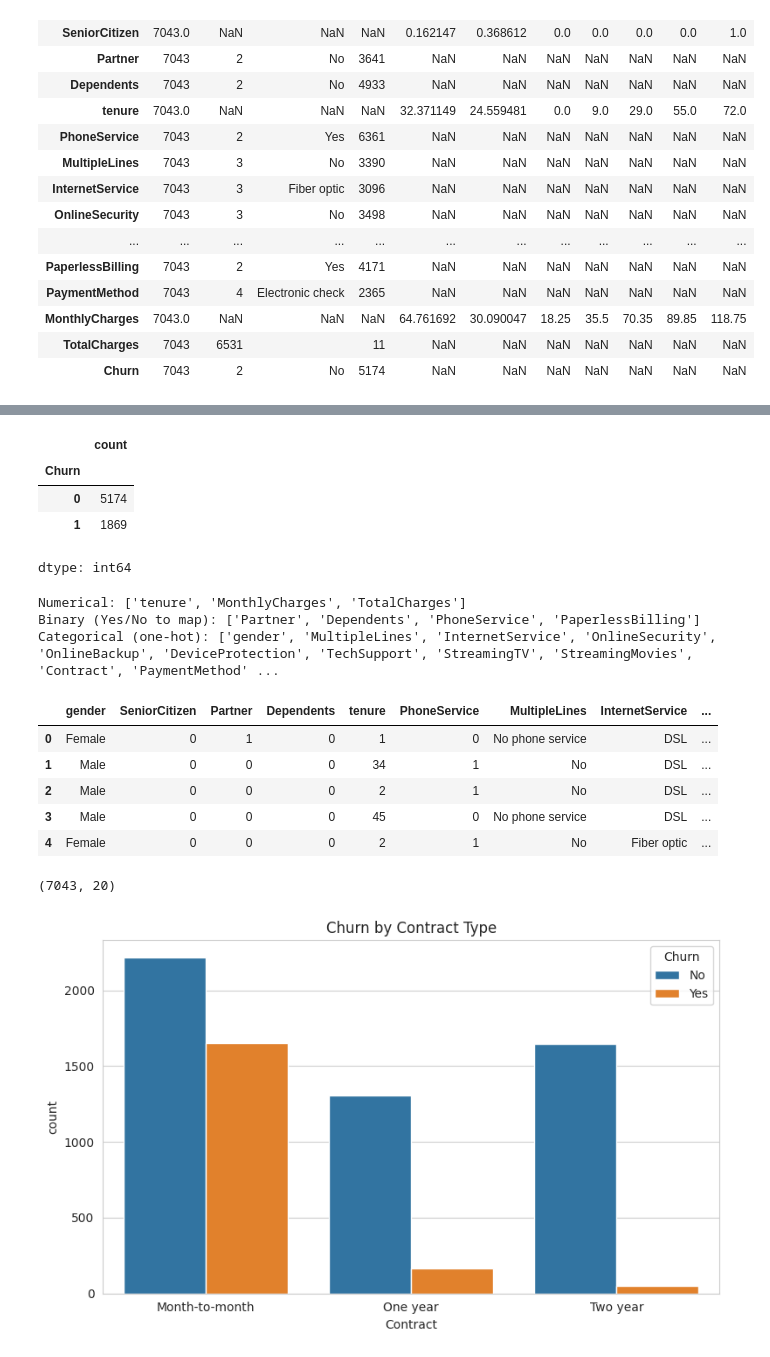
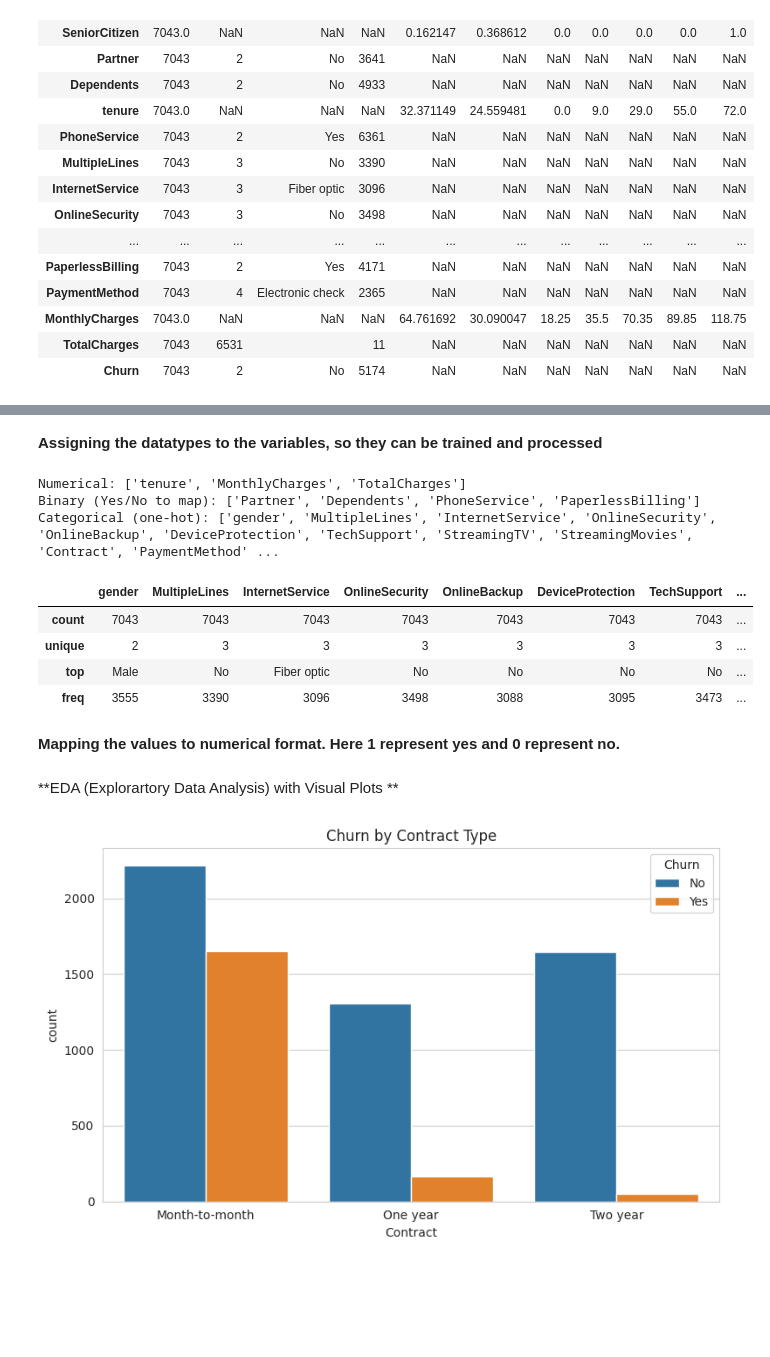
Before and after one commit to BurhanAmir/Machine-Learning-Project, a Jupyter notebook: ibm.ipynb, the cells around one changed output, grey strips where cells are left out. Saved outputs shown, nothing was run; the diff lists cells and outputs as text; code cells hidden in the pictures; blank space fills up the shorter version.

```diff
--- a/ibm.ipynb
+++ b/ibm.ipynb
@@ -199,36 +239,33 @@ dtypes: float64(2), int64(2), object(17)
 memory usage: 1.1+ MB
-# %%
-df['Churn'] = df['Churn'].map({'Yes': 1, 'No': 0})
-df['Churn'].value_counts(dropna=False)
-# %% [output]
-|  | count |
-| Churn |  |
-| 0 | 5174 |
-| 1 | 1869 |
-dtype: int64
+# %% [markdown]
+**Assigning the datatypes to the variables, so they can be trained and processed**
 # %%
-# Identify feature types (adjust if you want to drop customerID)
-df.columns
-
-# Drop customerID (identifier)
+# Dropping the CustomerID (identifier)
 df = df.drop(columns=['customerID'])
 
 # Numeric features
 num_features = ['tenure','MonthlyCharges','TotalCharges']
-
-# Candidates for binary mapping (Yes/No) or keep as categorical
-binary_yesno = ['Partner','Dependents','PhoneService','PaperlessBilling']
+binary_features_yesno = ['Partner','Dependents','PhoneService','PaperlessBilling'] # These variables had only yes or no entries, they qualify for binary classification.
 
 # All remaining object columns -> categorical to one-hot
-cat_features = df.select_dtypes(include=['object']).columns.tolist()
-# remove any columns already in binary or ones we handled
-cat_features = [c for c in cat_features if c not in binary_yesno]
+cat_features = df.select_dtypes(include=['object']).columns.tolist()               # Senior Citizen and Churn wont be added, as they are already in binary.
+cat_features = [c for c in cat_features if c not in binary_features_yesno]         # Removing any columns which are binary already or the ones which are already done.
 
 print("Numerical:", num_features)
-print("Binary (Yes/No to map):", binary_yesno)
+print("Binary (Yes/No to map):", binary_features_yesno)
 print("Categorical (one-hot):", cat_features)
 # %% [output]
 Numerical: ['tenure', 'MonthlyCharges', 'TotalCharges']
 Binary (Yes/No to map): ['Partner', 'Dependents', 'PhoneService', 'PaperlessBilling']
 Categorical (one-hot): ['gender', 'MultipleLines', 'InternetService', 'OnlineSecurity', 'OnlineBackup', 'DeviceProtection', 'TechSupport', 'StreamingTV', 'StreamingMovies', 'Contract', 'PaymentMethod' ...
+# %%
+df[cat_features].describe()
+# %% [output]
+|  | gender | MultipleLines | InternetService | OnlineSecurity | OnlineBackup | DeviceProtection | TechSupport | ... |
+| count | 7043 | 7043 | 7043 | 7043 | 7043 | 7043 | 7043 | ... |
+| unique | 2 | 3 | 3 | 3 | 3 | 3 | 3 | ... |
+| top | Male | No | Fiber optic | No | No | No | No | ... |
+| freq | 3555 | 3390 | 3096 | 3498 | 3088 | 3095 | 3473 | ... |
+# %% [markdown]
+**Mapping the values to numerical format. Here 1 represent yes and 0 represent no.**
 # %%
@@ -240,16 +277,5 @@ for c in binary_yesno:
-# %%
-df.head()
-# %% [output]
-|  | gender | SeniorCitizen | Partner | Dependents | tenure | PhoneService | MultipleLines | InternetService | ... |
-| 0 | Female | 0 | 1 | 0 | 1 | 0 | No phone service | DSL | ... |
-| 1 | Male | 0 | 0 | 0 | 34 | 1 | No | DSL | ... |
-| 2 | Male | 0 | 0 | 0 | 2 | 1 | No | DSL | ... |
-| 3 | Male | 0 | 0 | 0 | 45 | 0 | No phone service | DSL | ... |
-| 4 | Female | 0 | 0 | 0 | 2 | 1 | No | Fiber optic | ... |
-# %%
-df.shape
-# %% [output]
-(7043, 20)
+# %% [markdown]
+**EDA (Explorartory Data Analysis) with Visual Plots **
 # %%
 # Churn by Contract Type
 sns.set_style("whitegrid")
```
Also changed, not shown: parts of 12 cells of this notebook.
